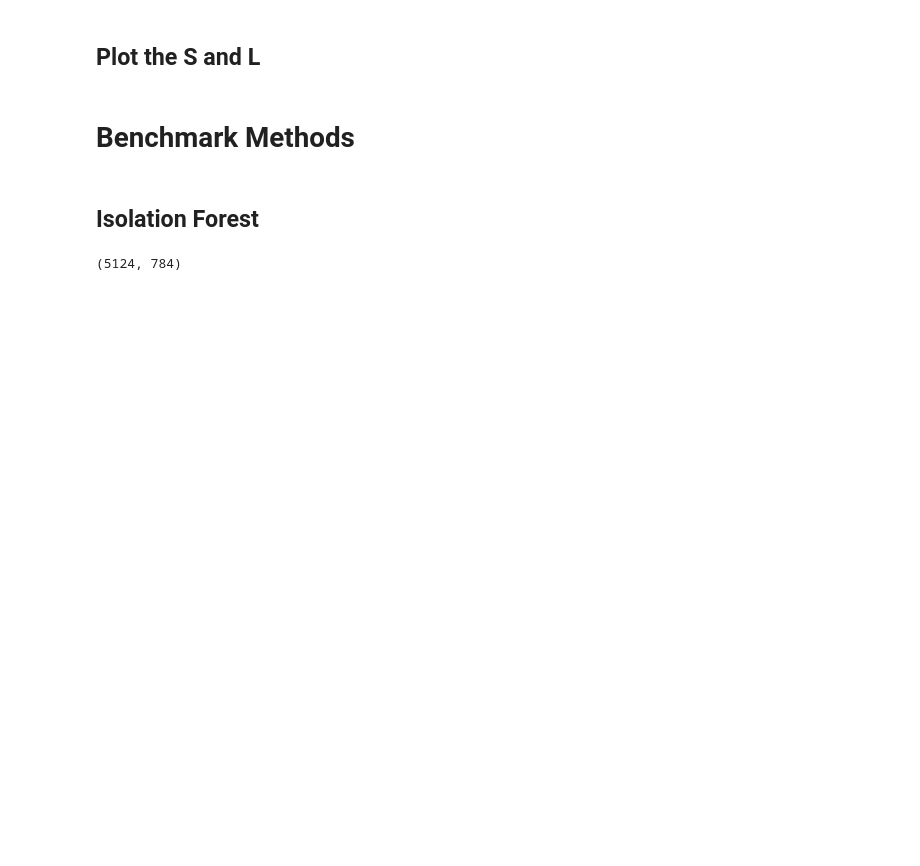
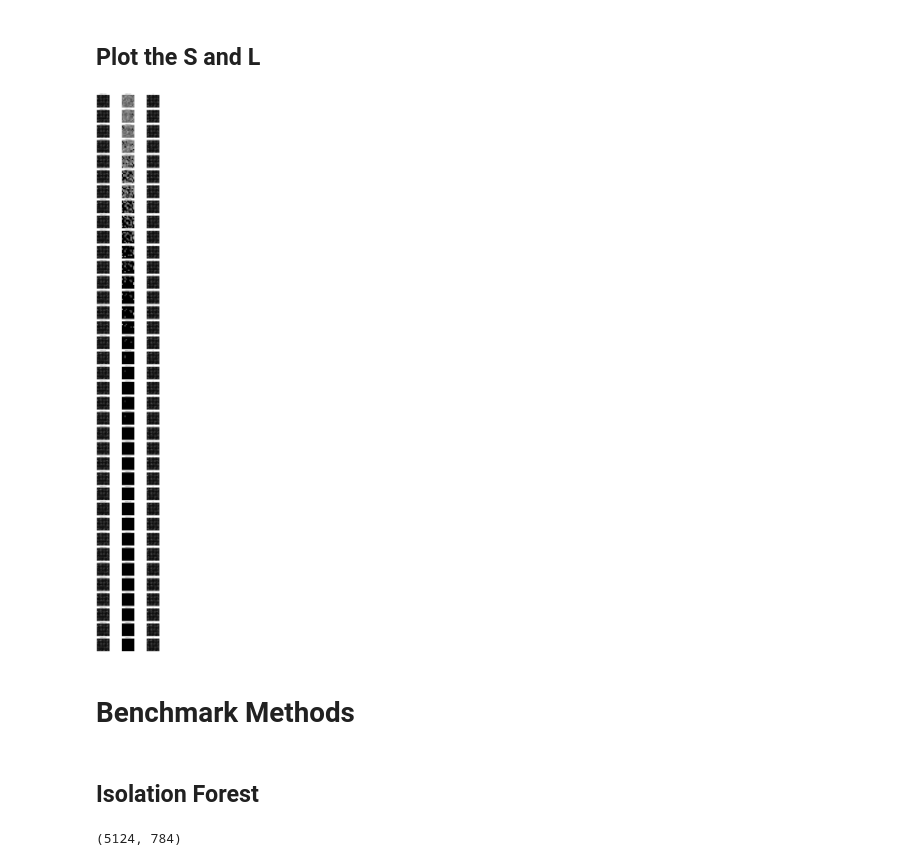
Before and after one commit to zc8340311/RobustAutoencoder, a Jupyter notebook: Result_analysis.ipynb, the cells around one changed output. Cells and saved outputs as stored; diff of their text form; code cells hidden in the pictures; blank space fills up the shorter version.

```diff
--- a/Result_analysis.ipynb
+++ b/Result_analysis.ipynb
@@ -105,30 +110,32 @@ plt.show()
 # %%
 %matplotlib inline
 ncol = 3
 folder_cor = folder + "/" ##+corruption_level_folder[-2]
 fig,ax = plt.subplots(nrows=len(lam_list),ncols=ncol)
 X = im(folder_cor + "/" +r"X.png")
 for index in range(len(lam_list)):
-    l21R = im(folder_cor + "/" + "lam" +lam_list[index]+ "/" + r"l21R.png")
-    l21S = im(folder_cor + "/" + "lam" +lam_list[index] + "/" + r"l21S.png")
+    l21R = im(folder_cor + "/" + "lam" +str(lam_list[index])+ "/" + r"l21R.png")
+    l21S = im(folder_cor + "/" + "lam" +str(lam_list[index])+ "/" + r"l21S.png")
 
     ax[index][0].imshow(l21R,cmap = "gray")
     ax[index][1].imshow(l21S,cmap = "gray")
     ax[index][2].imshow(X,cmap = "gray")
 
-    ax[index][0].set_title(lam_list[index]+r" L21 R")
-    ax[index][1].set_title(lam_list[index]+r" L21 S")
+    ax[index][0].set_title(str(lam_list[index])+r" L21 R")
+    ax[index][1].set_title(str(lam_list[index])+r" L21 S")
     ax[index][2].set_title("X")
     ax[index][0].get_xaxis().set_visible(False)
     ax[index][0].get_yaxis().set_visible(False)
     ax[index][1].get_xaxis().set_visible(False)
     ax[index][1].get_yaxis().set_visible(False)
     ax[index][2].get_xaxis().set_visible(False)
     ax[index][2].get_yaxis().set_visible(False)
 
 fig.set_size_inches(16,(len(lam_list))*3.5)
 #fig.savefig(r"C:\Users\zc\Desktop\Result\Comparing.png",bbox_inches='tight')
 plt.show()
+# %% [output]
+[figure, added]
 # %% [markdown]
 # Benchmark Methods
 # %% [markdown]
```
Also changed, not shown: parts of 8 cells of this notebook, 2 other files.
